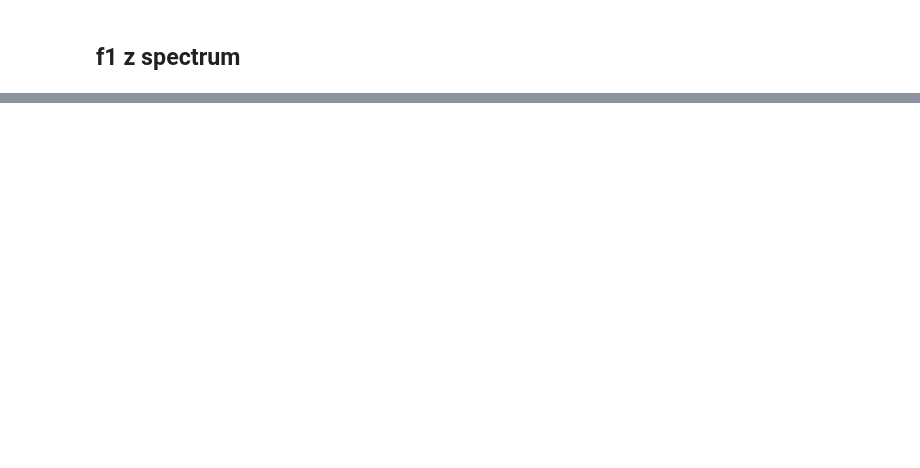
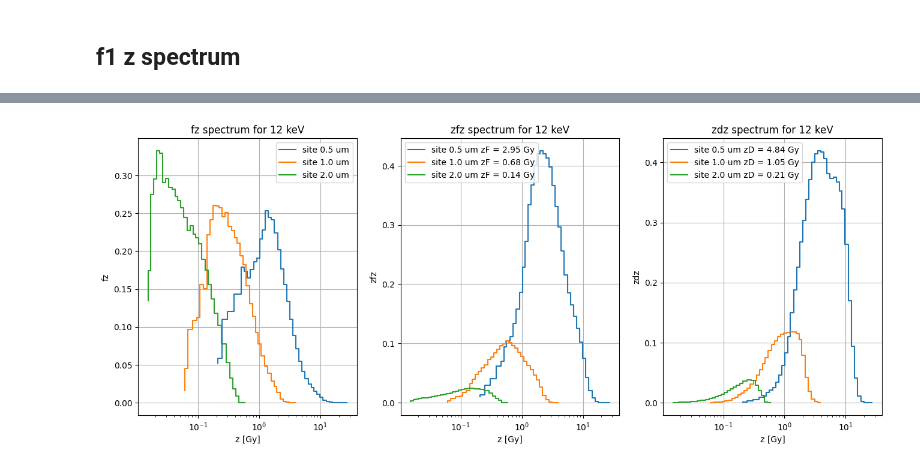
Before and after one commit to grzanka/microdosimetric_spectra_folding, a Jupyter notebook: notebooks/0.6-Xrays-low-energy-spectra.ipynb, the cells around one changed output, grey strips where cells are left out. Cells and saved outputs as stored; diff of their text form; code cells hidden in the pictures; blank space fills up the shorter version.

```diff
--- a/notebooks/0.6-Xrays-low-energy-spectra.ipynb
+++ b/notebooks/0.6-Xrays-low-energy-spectra.ipynb
@@ -170,0 +111,33 @@ for a in ax:
+# %%
+fig, ax = plt.subplots(nrows=1, ncols=3, figsize=(16, 6))
+for data in dataset:
+    spectrum_z = data.spectrum_z
+    ax[0].step(
+        spectrum_z.data.bin_edges[1:],
+        spectrum_z.fz,
+        label=f"site {data.metadata.site_diam_um:.1f} um",
+    )
+    ax[1].step(
+        spectrum_z.data.bin_edges[1:],
+        spectrum_z.zfz,
+        label=f"site {data.metadata.site_diam_um:.1f} um zF = {spectrum_z.zF:.2f} Gy",
+    )
+    ax[2].step(
+        spectrum_z.data.bin_edges[1:],
+        spectrum_z.zdz,
+        label=f"site {data.metadata.site_diam_um:.1f} um zD = {spectrum_z.zD:.2f} Gy",
+    )
+ax[0].set_ylabel("fz")
+ax[1].set_ylabel("zfz")
+ax[2].set_ylabel("zdz")
+ax[0].set_title("fz spectrum for 12 keV")
+ax[1].set_title("zfz spectrum for 12 keV")
+ax[2].set_title("zdz spectrum for 12 keV")
+
+for a in ax:
+    a.set_xscale("log")
+    a.grid()
+    a.set_xlabel("z [Gy]")
+    a.legend()
+# %% [output]
+[figure, added]
```
Also changed, not shown: parts of 14 cells of this notebook, 7 other files.
